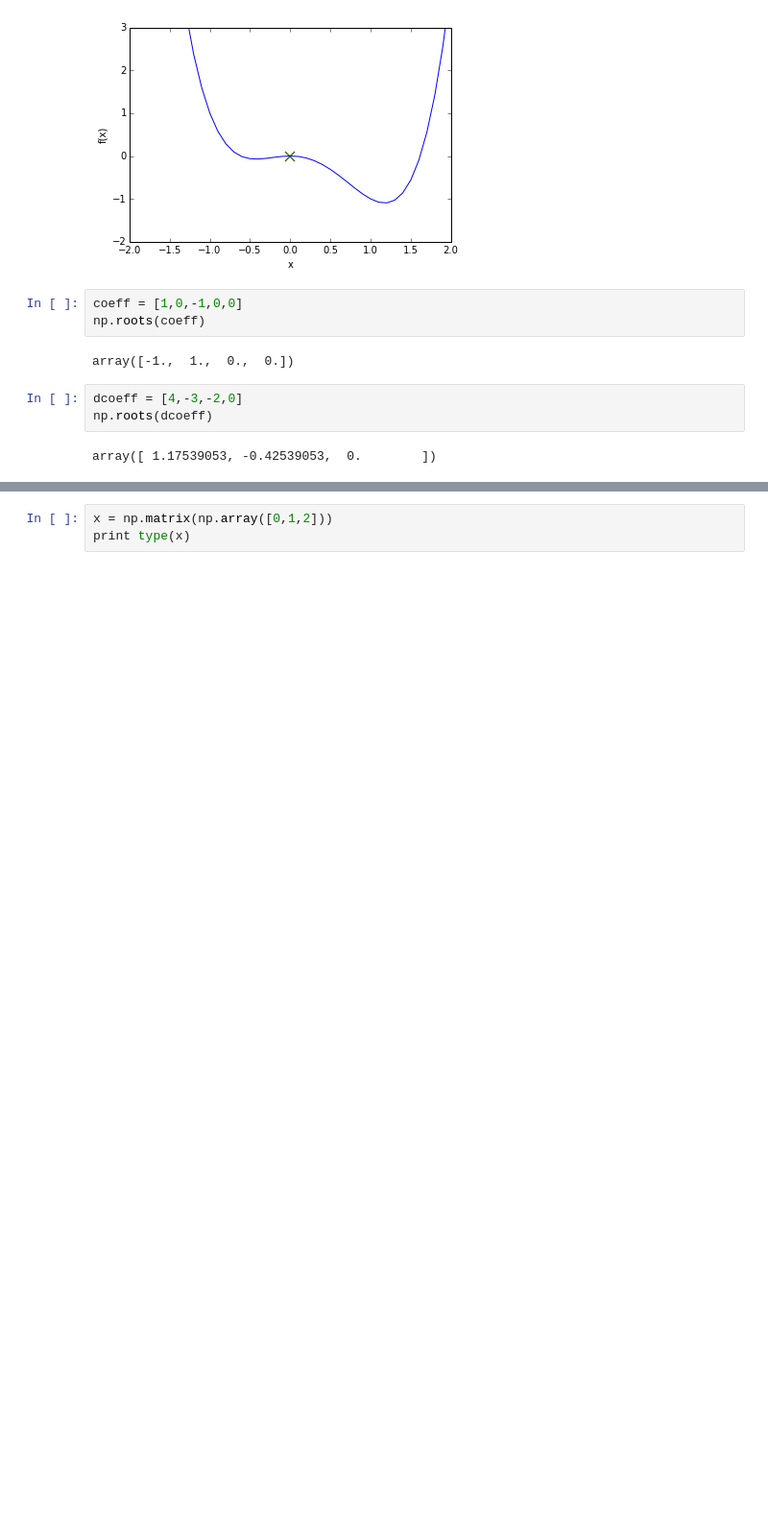
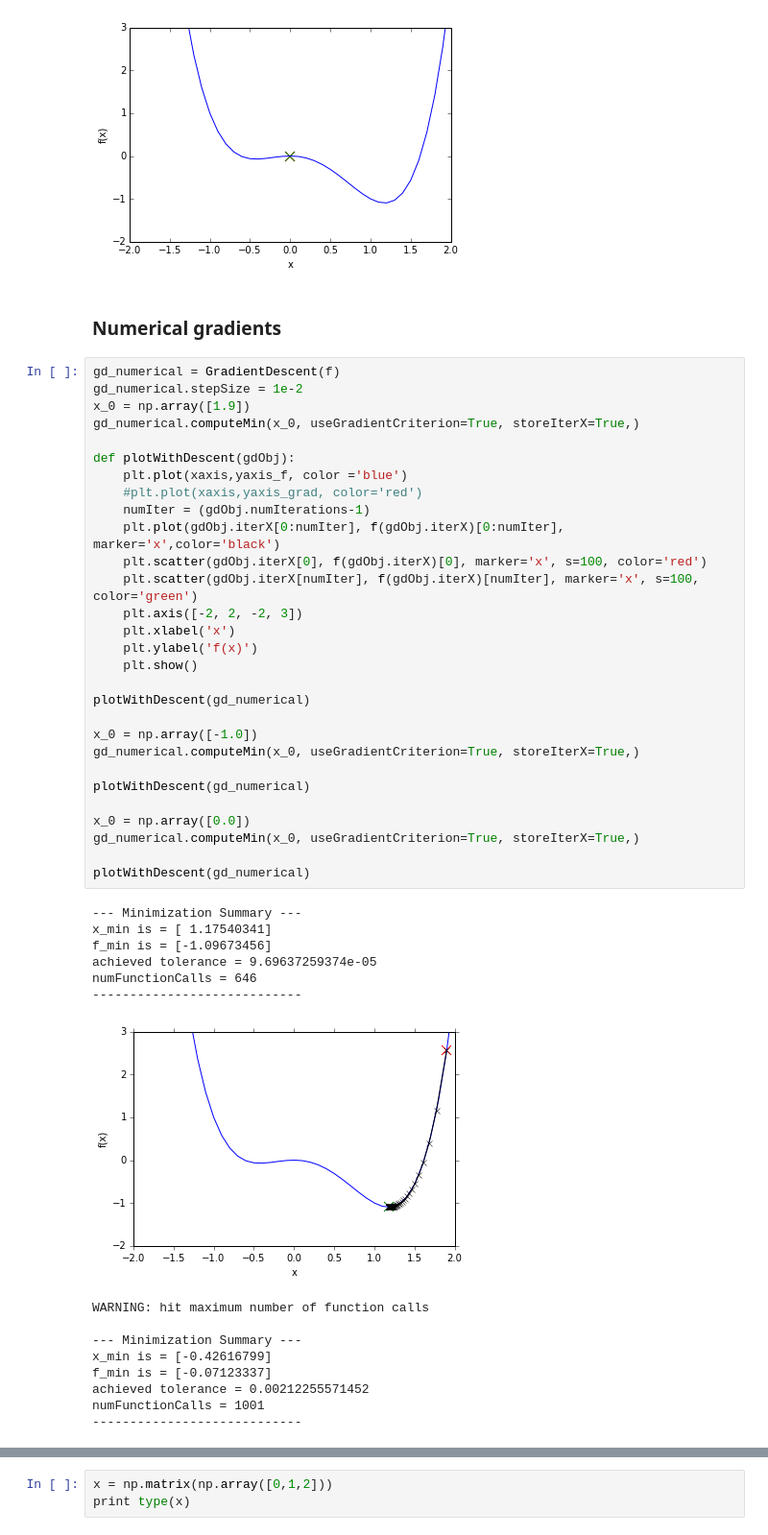
Before and after one commit to peteflorence/Machine-Learning-6.867-homework, a Jupyter notebook: hw1/problem_1.ipynb, the cells around one changed output, grey strips where cells are left out. Shown at 96% size. Drawn from its saved outputs; the diff is of its cells as text; blank space fills up the shorter version.

Commit message:
completed optimization chart for problem 1

```diff
--- a/hw1/problem_1.ipynb
+++ b/hw1/problem_1.ipynb
@@ -232,13 +234,50 @@ achieved tolerance = 0.0
 numFunctionCalls = 2
 ----------------------------
 [figure]
-# %%
-coeff = [1,0,-1,0,0]
-np.roots(coeff)
-# %% [output]
-array([-1.,  1.,  0.,  0.])
-# %%
-dcoeff = [4,-3,-2,0]
-np.roots(dcoeff)
-# %% [output]
-array([ 1.17539053, -0.42539053,  0.        ])
+# %% [markdown]
+### Numerical gradients
+# %%
+gd_numerical = GradientDescent(f)
+gd_numerical.stepSize = 1e-2
+x_0 = np.array([1.9])
+gd_numerical.computeMin(x_0, useGradientCriterion=True, storeIterX=True,)
+
+def plotWithDescent(gdObj):
+    plt.plot(xaxis,yaxis_f, color ='blue')
+    #plt.plot(xaxis,yaxis_grad, color='red')
+    numIter = (gdObj.numIterations-1)
+    plt.plot(gdObj.iterX[0:numIter], f(gdObj.iterX)[0:numIter], marker='x',color='black')
+    plt.scatter(gdObj.iterX[0], f(gdObj.iterX)[0], marker='x', s=100, color='red')
+    plt.scatter(gdObj.iterX[numIter], f(gdObj.iterX)[numIter], marker='x', s=100, color='green')
+    plt.axis([-2, 2, -2, 3])
+    plt.xlabel('x')
+    plt.ylabel('f(x)')
+    plt.show()
+
+plotWithDescent(gd_numerical)
+
+x_0 = np.array([-1.0])
+gd_numerical.computeMin(x_0, useGradientCriterion=True, storeIterX=True,)
+
+plotWithDescent(gd_numerical)
+
+x_0 = np.array([0.0])
+gd_numerical.computeMin(x_0, useGradientCriterion=True, storeIterX=True,)
+
+plotWithDescent(gd_numerical)
+# %% [output]
+--- Minimization Summary ---
+x_min is = [ 1.17540341]
+f_min is = [-1.09673456]
+achieved tolerance = 9.69637259374e-05
+numFunctionCalls = 646
+----------------------------
+[figure, added]
+WARNING: hit maximum number of function calls
+
+--- Minimization Summary ---
+x_min is = [-0.42616799]
+f_min is = [-0.07123337]
+achieved tolerance = 0.00212255571452
+numFunctionCalls = 1001
+----------------------------
```
Also changed, not shown: parts of 10 cells of this notebook, 2 other files.
